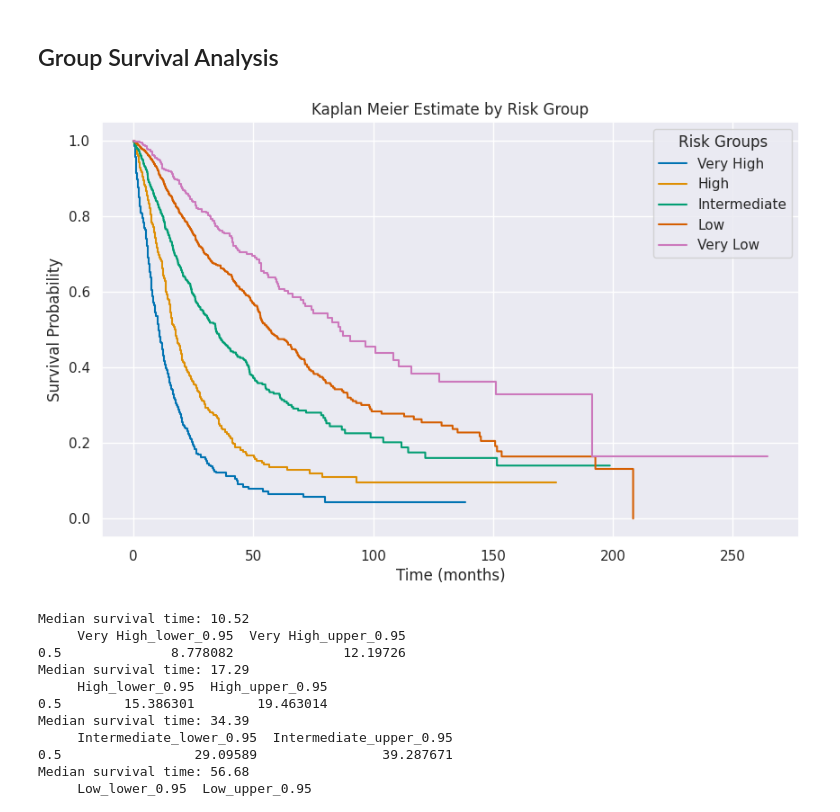
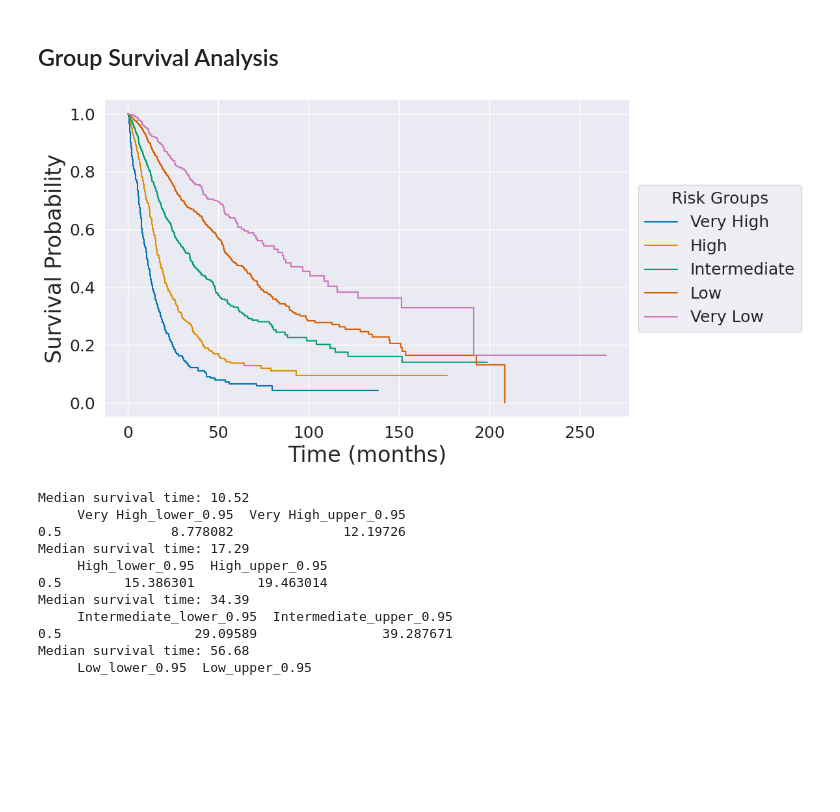
Before and after one commit to Kekkodf/DP-SurvAnalysis, a Jupyter notebook: src/real_notebook.ipynb, the cells around one changed output. Drawn from its saved outputs; the diff is of its cells as text; code cells hidden in the pictures; blank space fills up the shorter version.

```diff
--- a/src/real_notebook.ipynb
+++ b/src/real_notebook.ipynb
@@ -93,32 +93,37 @@ Median survival time: 38.76
 # %%
 groups = df['Risk Group']
 ix_vl = (groups == 'Very Low')
 ix_l = (groups == 'Low')
 ix_i = (groups == 'Intermediate')
 ix_h = (groups == 'High')
 ix_vh = (groups == 'Very High')
 
 km = KaplanMeierFitter()
 
-plt.figure(figsize=(10, 6))  # Setting the figure size
+plt.figure(figsize=(12, 6))  # Setting the figure size
 
 # Fitting and plotting for each risk group
 medians = []
 medians_ci = []
 for ix, label in zip([ix_vh, ix_h, ix_i, ix_l, ix_vl], ['Very High', 'High', 'Intermediate', 'Low', 'Very Low']):
     km.fit(df['Time'][ix], df['Status'][ix], label=label)
     medians.append(km.median_survival_time_)
     medians_ci.append(median_survival_times(km.confidence_interval_))
     km.plot(ax=plt.gca(), ci_show=False)  # Use the current axes, overlaying the plots
 
-plt.title('Kaplan Meier Estimate by Risk Group')
-plt.xlabel('Time (months)')
-plt.ylabel('Survival Probability')
-plt.legend(title='Risk Groups', loc = 'best')
-
+#plt.title('Kaplan Meier Estimate by Risk Group')
+plt.xlabel('Time (months)', size=24)
+plt.xticks(size=18)
+plt.ylabel('Survival Probability', size=24)
+plt.yticks(size=18)
+#plt.legend(title='Risk Groups', loc = 'best')
+#remove legend
+#plot only the legend
+plt.legend(loc='center left', bbox_to_anchor=(1, 0.5), title='Risk Groups', title_fontsize='18', fontsize='18')
+plt.tight_layout()
 plt.show()
 # %% [output]
-[figure, old version]
+[figure, new version]
 # %%
 for median, ci in zip(medians, medians_ci):
     print('Median survival time:', "{:.2f}".format(median))
```
Also changed, not shown: 9 other files.
